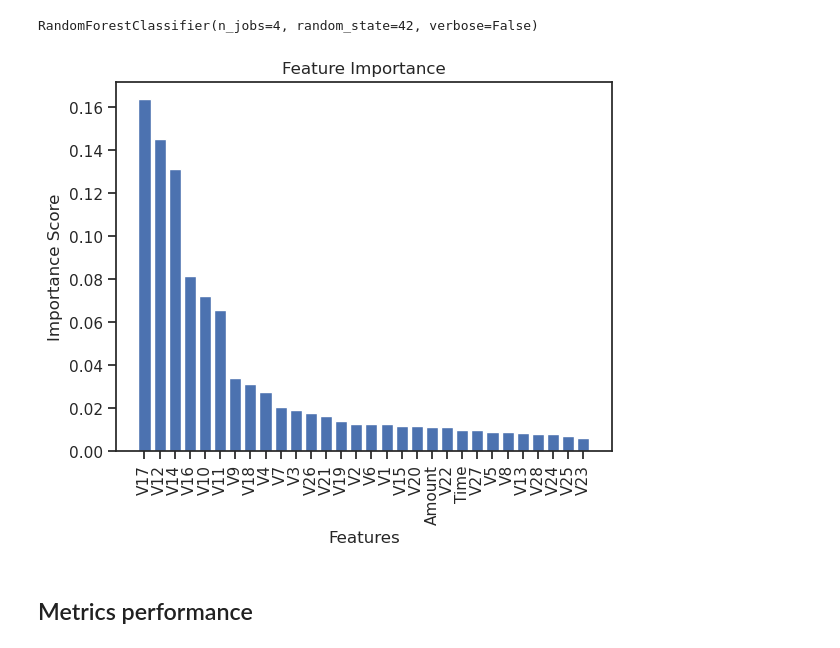
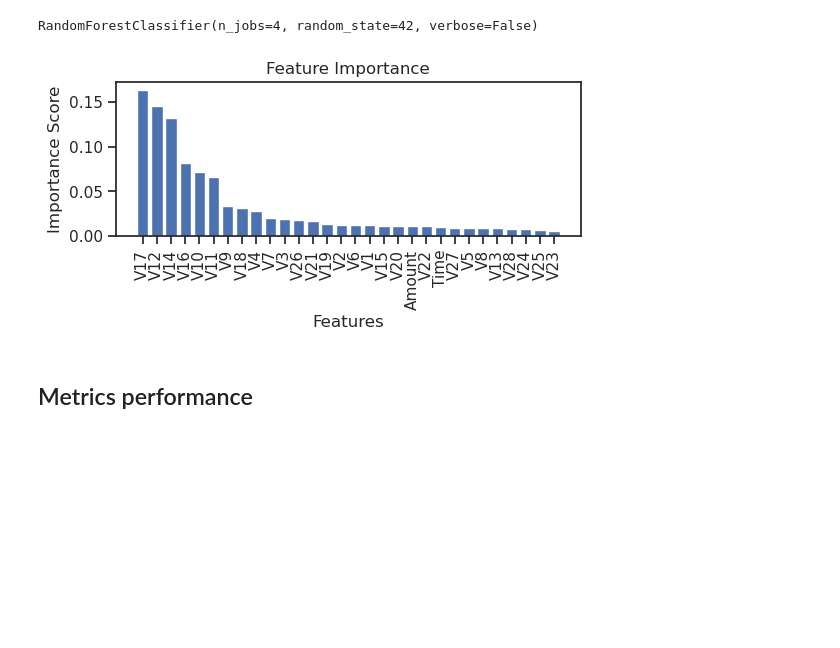
Before and after one commit to MittalMonika/DataScience, a Jupyter notebook: fruadcreditcarddetection.ipynb, the cells around one changed output. Drawn from its saved outputs; the diff is of its cells as text; code cells hidden in the pictures; blank space fills up the shorter version.

```diff
--- a/fruadcreditcarddetection.ipynb
+++ b/fruadcreditcarddetection.ipynb
@@ -338,19 +335,20 @@ RandomForestClassifier(n_jobs=4, random_state=42, verbose=False)
 #rfc_score = rfc.score(test_df[Xval],test_df[target])
 rfc_pred = rfc.predict(valid_df[Xval])
 # %%
+plt.figure(figsize=(6, 2))
 fimp = rfc.feature_importances_
 indices = np.argsort(fimp)[::-1]
 sorted_features = np.array([Xval[i] for i in range(len(Xval))])[indices]
 
 #plot sorted feature importance
 plt.bar(sorted_features, fimp[indices])
 plt.xticks(rotation=90)
 plt.xlabel('Features')
 plt.ylabel('Importance Score')
 plt.title('Feature Importance')
 plt.show()
 # %% [output]
-[figure, old version]
+[figure, new version]
 # %% [markdown]
 ## Metrics performance
 # %%
```
Also changed, not shown: parts of 10 cells of this notebook.
